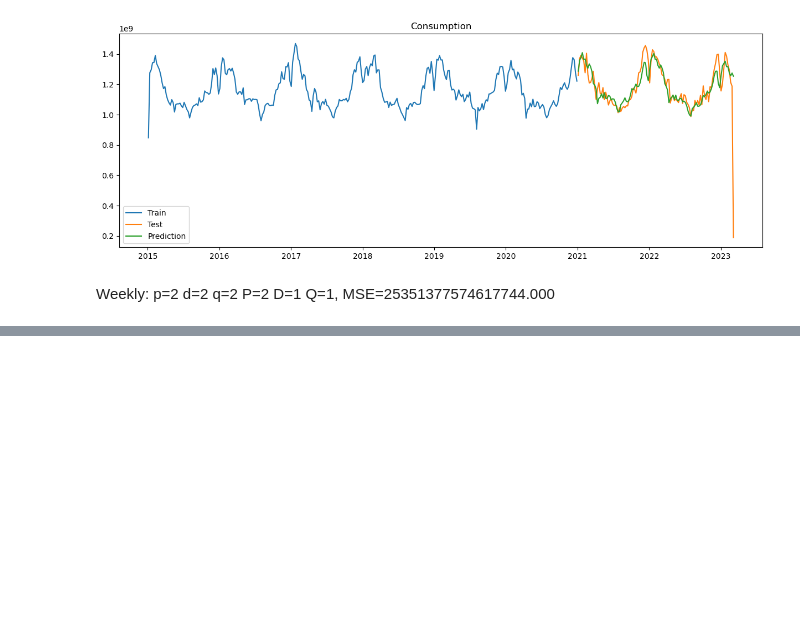
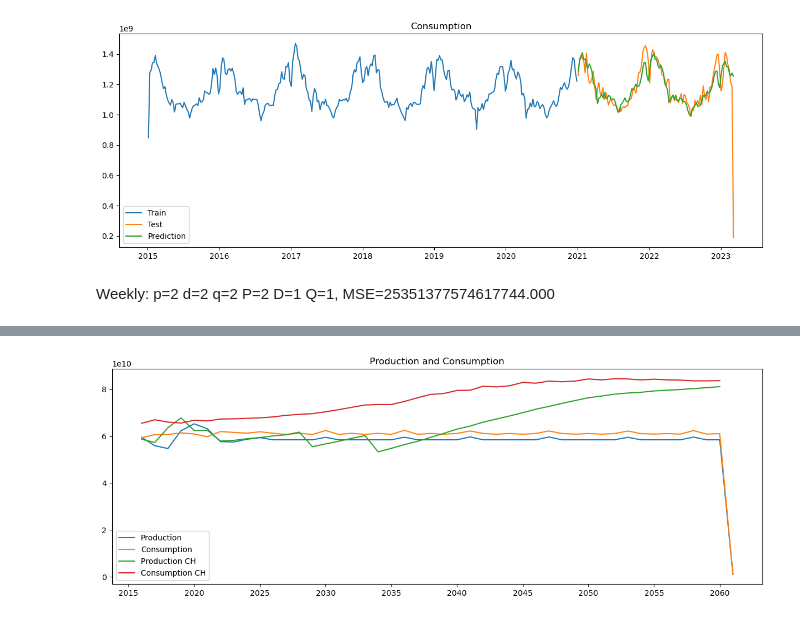
Before and after one commit to ThomasZim/PI, a Jupyter notebook: Scripts/Visualization_test/prediction.ipynb, the cells around one changed output, grey strips where cells are left out. Drawn from its saved outputs; the diff is of its cells as text; code cells hidden in the pictures; blank space fills up the shorter version.

```diff
--- a/Scripts/Visualization_test/prediction.ipynb
+++ b/Scripts/Visualization_test/prediction.ipynb
@@ -214,0 +262,45 @@ Name: predicted_mean, dtype: float64
+# %%
+# Merge the two dataframes into one and add a column that says if it's prediction or not
+prod_pred['Prediction'] = 1
+cons_pred['Prediction'] = 1
+prod['Prediction'] = 0
+cons['Prediction'] = 0
+
+prod_full = pd.concat([prod, prod_pred])
+cons_full = pd.concat([cons, cons_pred])
+
+# If a value is under 0.5B, we set it to 0
+prod_full.loc[prod_full['Production'] < 500000000, 'Production'] = 0
+cons_full.loc[cons_full['Consumption'] < 500000000, 'Consumption'] = 0
+
+# Interpolate values that are 0
+prod_full['Production'] = prod_full['Production'].replace(0, np.nan).interpolate()
+cons_full['Consumption'] = cons_full['Consumption'].replace(0, np.nan).interpolate()
+
+# Create 2 new dataframes with the sum of production and consumption per year
+prod_full_year = prod_full.groupby(pd.Grouper(key='Date', freq='Y')).sum()
+cons_full_year = cons_full.groupby(pd.Grouper(key='Date', freq='Y')).sum()
+
+
+# Plot the results, alonside df_CHpred
+plt.figure(figsize=(15, 5))
+plt.plot(prod_full_year['Production'], label='Production')
+plt.plot(cons_full_year['Consumption'], label='Consumption')
+plt.plot(df_CHpred['Production'], label='Production CH')
+plt.plot(df_CHpred['Consumption'], label='Consumption CH')
+plt.legend(loc='best')
+plt.title('Production and Consumption')
+plt.show()
+
+
+
+# Plot the results using plolty
+import plotly.graph_objects as go
+
+fig = go.Figure()
+fig.add_trace(go.Scatter(x=prod_full['Date'], y=prod_full['Production'], name='Production'))
+fig.add_trace(go.Scatter(x=cons_full['Date'], y=cons_full['Consumption'], name='Consumption'))
+fig.update_layout(title='Production and Consumption', xaxis_title='Date', yaxis_title='Production and Consumption')
+fig.show()
+# %% [output]
+[figure, added]
```
Also changed, not shown: parts of 12 cells of this notebook, 7 other files.
